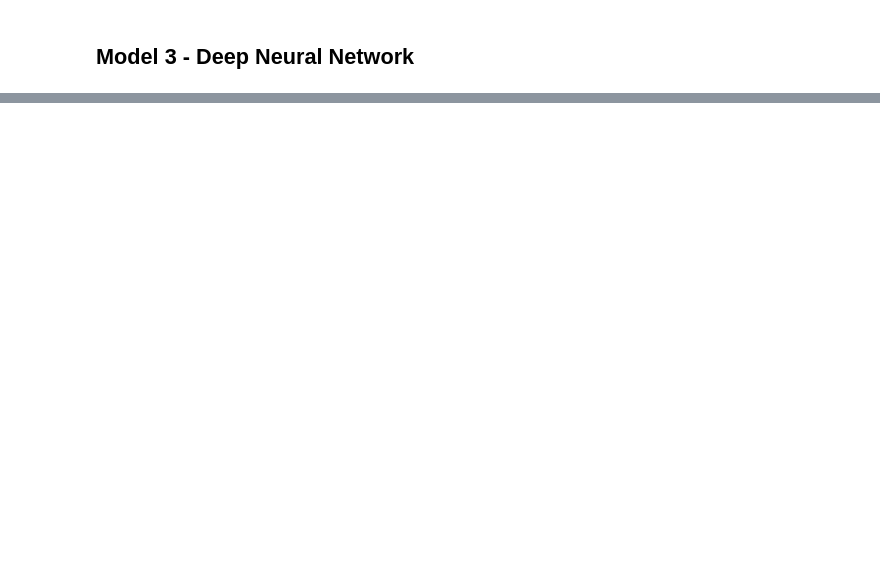
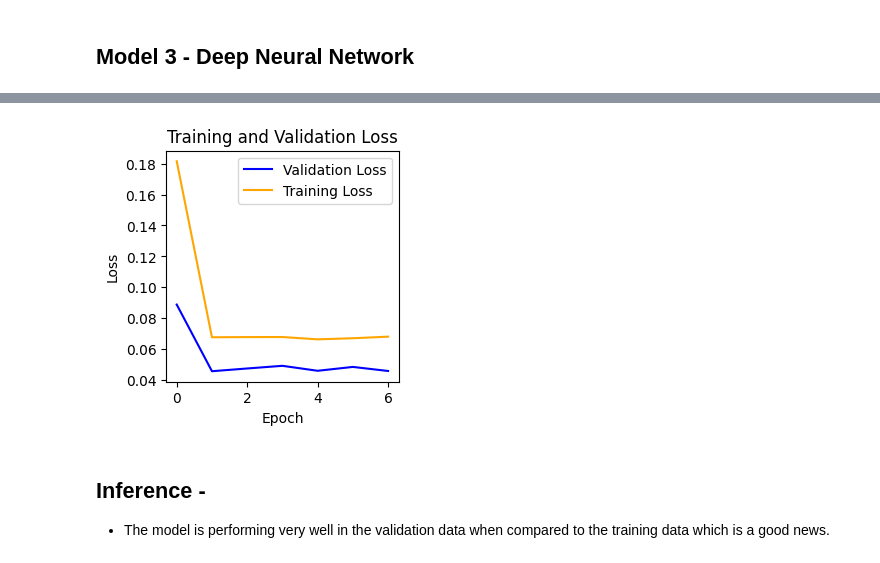
Before and after one commit to RajKulk16/Financial-Sentinel, a Jupyter notebook: main_work.ipynb, the cells around one changed output, grey strips where cells are left out. Saved outputs shown, nothing was run; the diff lists cells and outputs as text; code cells hidden in the pictures; blank space fills up the shorter version.

```diff
--- a/main_work.ipynb
+++ b/main_work.ipynb
@@ -1121,0 +1227,19 @@ array([[1903588,    2341],
+# %%
+plt.figure(figsize=(3,3))
+
+plt.plot(history.history['val_loss'], color='blue', label='Validation Loss')
+plt.plot(history.history['loss'], color='orange', label='Training Loss')
+
+plt.xlabel('Epoch')
+plt.ylabel('Loss')
+plt.title('Training and Validation Loss')
+
+plt.legend()
+
+plt.show()
+# %% [output]
+[figure, added]
+# %% [markdown]
+## Inference -
+
+- The model is performing very well in the validation data when compared to the training data which is a good news.
```
Also changed, not shown: parts of 14 cells of this notebook.
